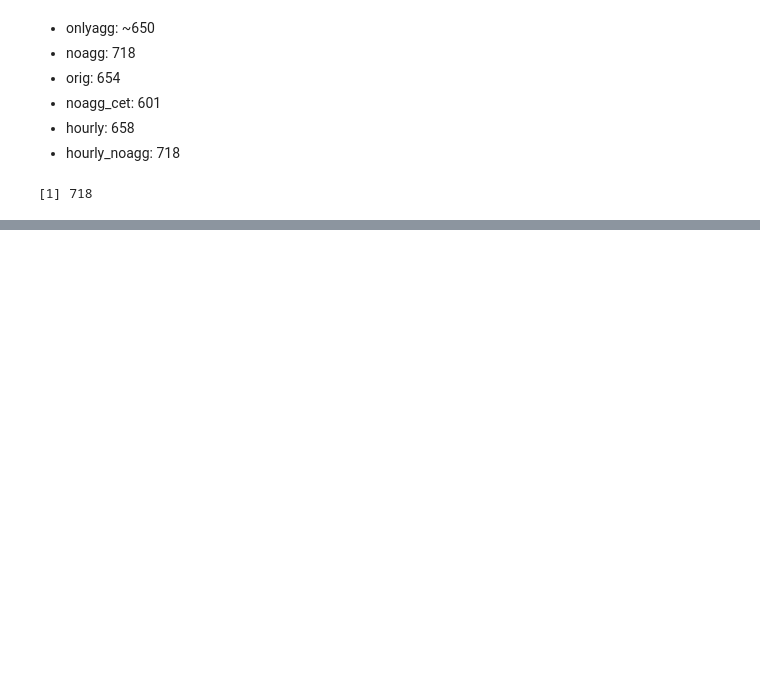
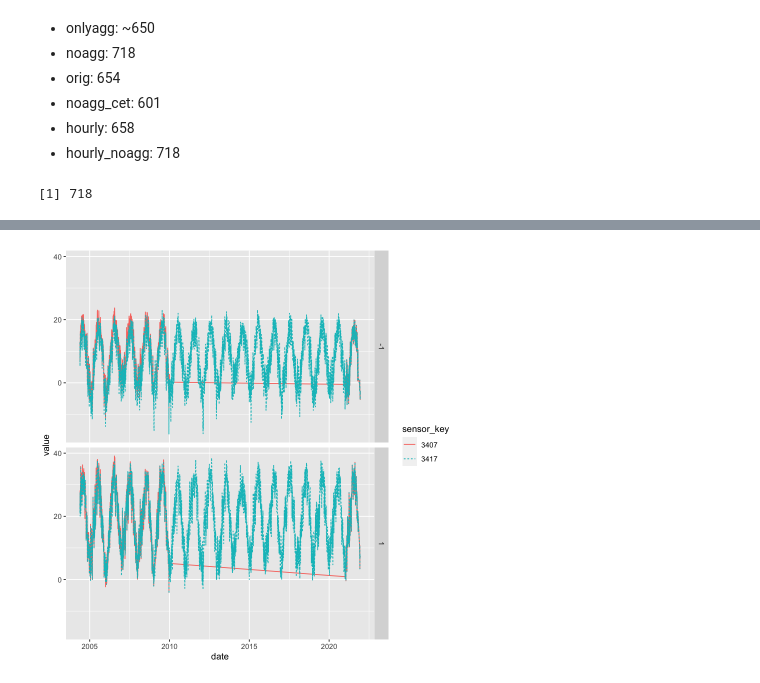
Before and after one commit to dnstudent/TesiMag, a Jupyter notebook: notebooks/integrazioni_regionali/emilia-romagna/series_pairing.ipynb, the cells around one changed output, grey strips where cells are left out. Drawn from its saved outputs; the diff is of its cells as text; code cells hidden in the pictures; blank space fills up the shorter version.

```diff
--- a/notebooks/integrazioni_regionali/emilia-romagna/series_pairing.ipynb
+++ b/notebooks/integrazioni_regionali/emilia-romagna/series_pairing.ipynb
@@ -87,0 +101,5 @@ g <- tibble(l = c(1, 2, 3, 4), r = c(4, 4, 4, 1)) |> as.matrix() |> igraph::grap
+# %%
+ids <- tibble(sensor_key = c(3417L, 3407L), dataset = c("SCIA", "SCIA"))
+plot_stations(ids, data, TRUE)
+# %% [output]
+[figure, added]
```
Also changed, not shown: parts of 17 cells of this notebook, 5 other files.
